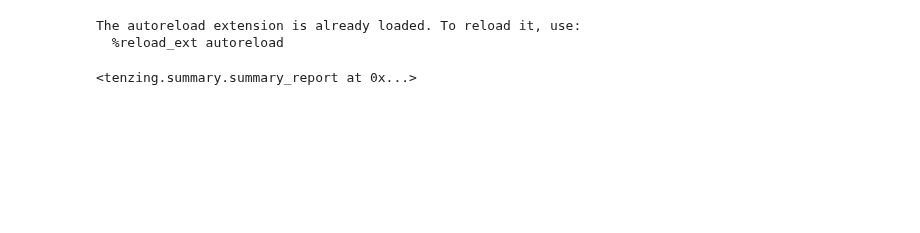
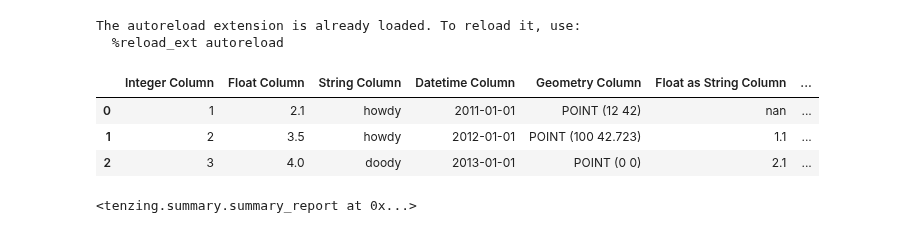
Before and after one commit to dylan-profiler/visions, a Jupyter notebook: Demo.ipynb, the cells around one changed output. Drawn from its saved outputs; the diff is of its cells as text; code cells hidden in the pictures; blank space fills up the shorter version.

```diff
--- a/Demo.ipynb
+++ b/Demo.ipynb
@@ -16,10 +17,19 @@ The autoreload extension is already loaded. To reload it, use:
 # %%
 df = pd.DataFrame({'Integer  Column': [1, 2, 3],
                    'Float Column': [2.1, 3.5, 4],
                    'String Column': ['howdy', 'howdy', 'doody'],
                    'Datetime Column': pd.to_datetime([datetime.date(2011,1,1), datetime.date(2012, 1, 1), datetime.date(2013,1,1)]),
                    'Geometry Column': pd.Series(['POINT (12 42)', 'POINT (100 42.723)', 'POINT (0 0)']),
-                   'Float as String Column': pd.Series([1.1, 2.1, np.nan]).astype(str)})
+                   'Float as String Column': pd.Series([np.nan, 1.1, 2.1]).astype(str),
+                   'bool': [True, False, True],
+                   'bool_string': ['True', 'false', 'False']
+                   })
+df
+# %% [output]
+|  | Integer Column | Float Column | String Column | Datetime Column | Geometry Column | Float as String Column | ... |
+| 0 | 1 | 2.1 | howdy | 2011-01-01 | POINT (12 42) | nan | ... |
+| 1 | 2 | 3.5 | howdy | 2012-01-01 | POINT (100 42.723) | 1.1 | ... |
+| 2 | 3 | 4.0 | doody | 2013-01-01 | POINT (0 0) | 2.1 | ... |
 # %%
 ts = tenzing_standard()
 _ = ts.prep(df)
```
Also changed, not shown: parts of 5 cells of this notebook, 4 other files.
